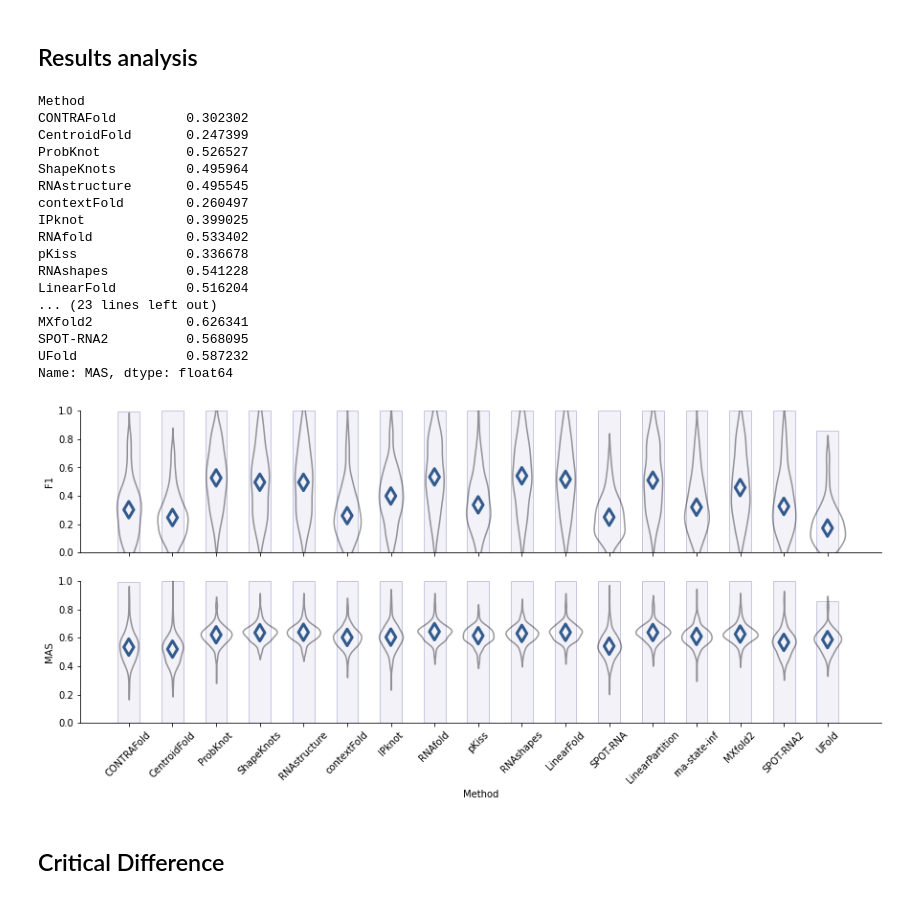
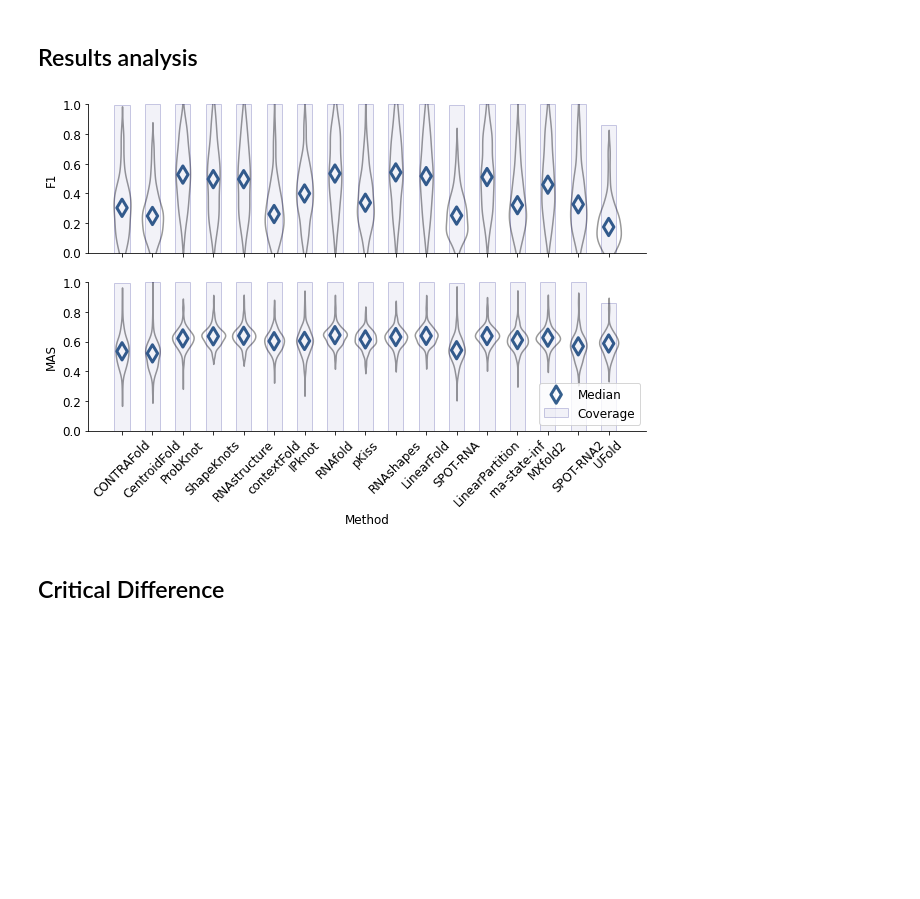
Before and after one commit to sinc-lab/lncRNA-folding, a Jupyter notebook: results/results_sce.ipynb, the cells around one changed output. Cells and saved outputs as stored; diff of their text form; code cells hidden in the pictures; blank space fills up the shorter version.

```diff
--- a/results/results_sce.ipynb
+++ b/results/results_sce.ipynb
@@ -251,15 +264,9 @@ references = pd.read_csv(f"{repository_path}data/sce_genes_folded.tab", delimite
 # Normalize sequences
 references.sequence = references.sequence.str.lower().replace('t', 'u')
 
-# Remove repeated sequences (which have the same structure) and sequences with
-# less than 200nt
-references = references.drop_duplicates(subset="sequence")
-references = references[references.sequence.str.len() > 200]
-
-if subset != "sce3k":
-    # Filter the subset IDs
-    IDs = pd.read_csv(f"{repository_path}data/{subset}.txt", header=None)[0].values
-    references = references.loc[IDs]
+# Filter the subset IDs
+IDs = pd.read_csv(f"{repository_path}data/{subset}.txt", header=None)[0].values
+references = references.loc[IDs]
 
 print(f"Total number of sequences in {subset}:", len(references))
 
@@ -340,54 +347,43 @@ results = pd.DataFrame(results, columns=["ID", "Method", "MAS-paired",
 # %% [markdown]
 ## Results analysis
 # %%
+import matplotlib
+font = {'size'   : 12}
+matplotlib.rc('font', **font)
+
 # Coverage
 nc = results.loc[:, ['Method', 'F1']].groupby(by='Method', sort=False).count().values
 coverage = np.squeeze(nc/len(results.ID.unique()))
 
-fig, axes = plt.subplots(2, 1, figsize=(15, 6), sharex=True)
+fig, axes = plt.subplots(2, 1, figsize=(10, 6), sharex=True)
 
 for ax, metric in zip(axes, ["F1", "MAS"]):
 
     ax.bar(np.arange(len(coverage)), coverage, color=[.0, .0, .5, .05],
-        edgecolor=[.0, .0, .5, .2], width=.5)
+        edgecolor=[.0, .0, .5, .2], width=.5, label="Coverage")
 
     sns.violinplot(data=results, x="Method", y=metric, width=.8,
                 color="white", edgecolor="black", inner=None, ax=ax)
 
     if subset == "sce18":
         sns.swarmplot(data=results, x="Method", y=metric, color="gray", ax=ax,
                       zorder=1)
 
     median = results.groupby(by="Method", sort=False)[metric].median()
 
     ax.scatter(x=range(len(median)), y=median, marker="d", facecolors="none",
-                edgecolors=plt.cm.viridis(.3), s=150, linewidth=3)
+                edgecolors=plt.cm.viridis(.3), s=150, linewidth=3, label="Median")
 
     ax.spines["top"].set_visible(False)
     ax.spines["right"].set_visible(False)
     ax.set_ylim([0, 1])
     ax.set_xlabel("")
 
+plt.legend(loc="lower right")
 plt.xticks(np.arange(len(results["Method"].unique())), rotation=45);
+plt.xlabel("Method");
 # %% [output]
-Method
-CONTRAFold         0.302302
-CentroidFold       0.247399
-ProbKnot           0.526527
-ShapeKnots         0.495964
-RNAstructure       0.495545
-contextFold        0.260497
-IPknot             0.399025
-RNAfold            0.533402
-pKiss              0.336678
-RNAshapes          0.541228
-LinearFold         0.516204
-... (23 lines left out)
-MXfold2            0.626341
-SPOT-RNA2          0.568095
-UFold              0.587232
-Name: MAS, dtype: float64
-[figure, old version]
+[figure, new version]
 # %% [markdown]
 ## Critical Difference
 # %%
```
Also changed, not shown: parts of 4 cells of this notebook, 16 other files.
